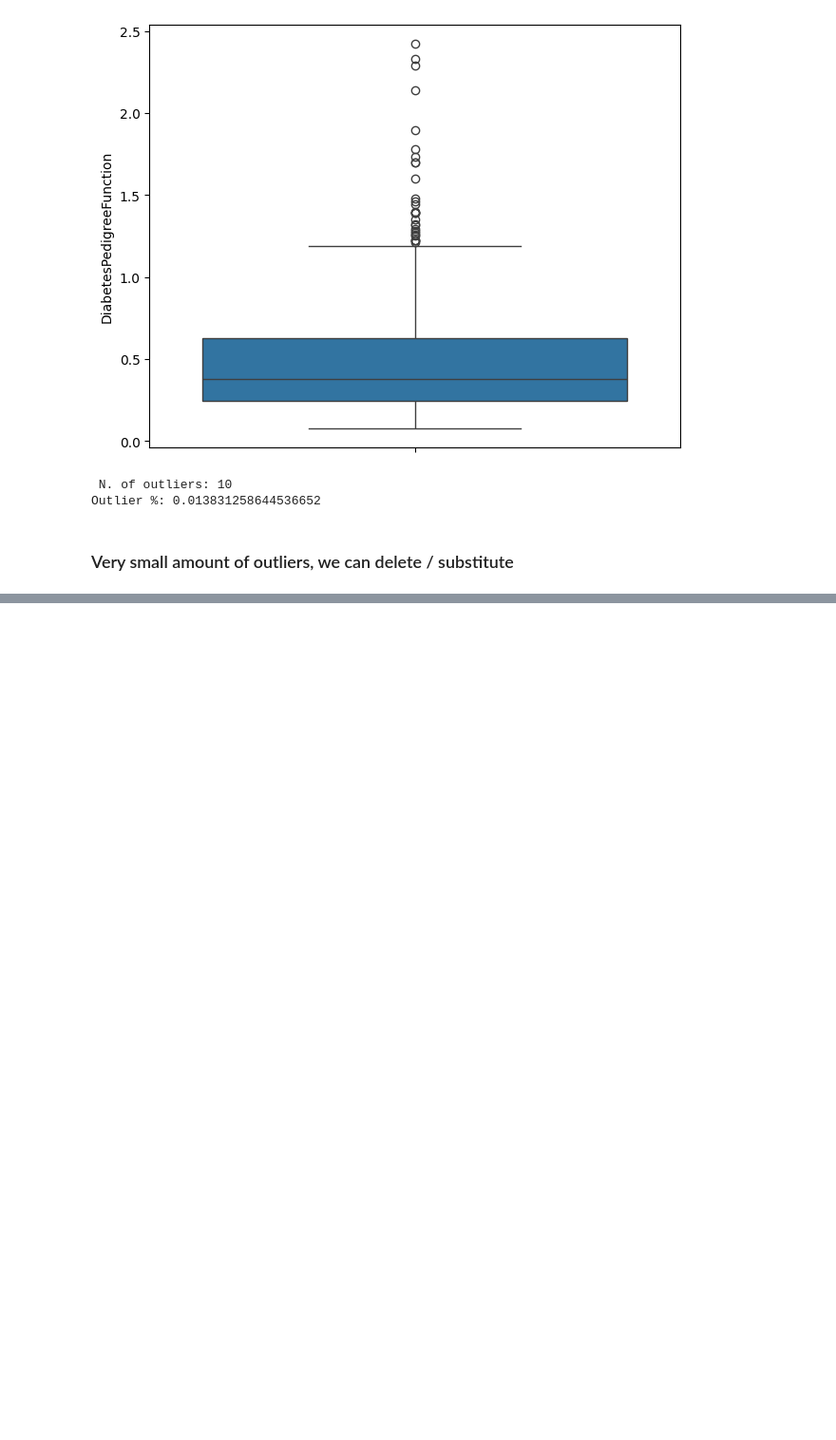
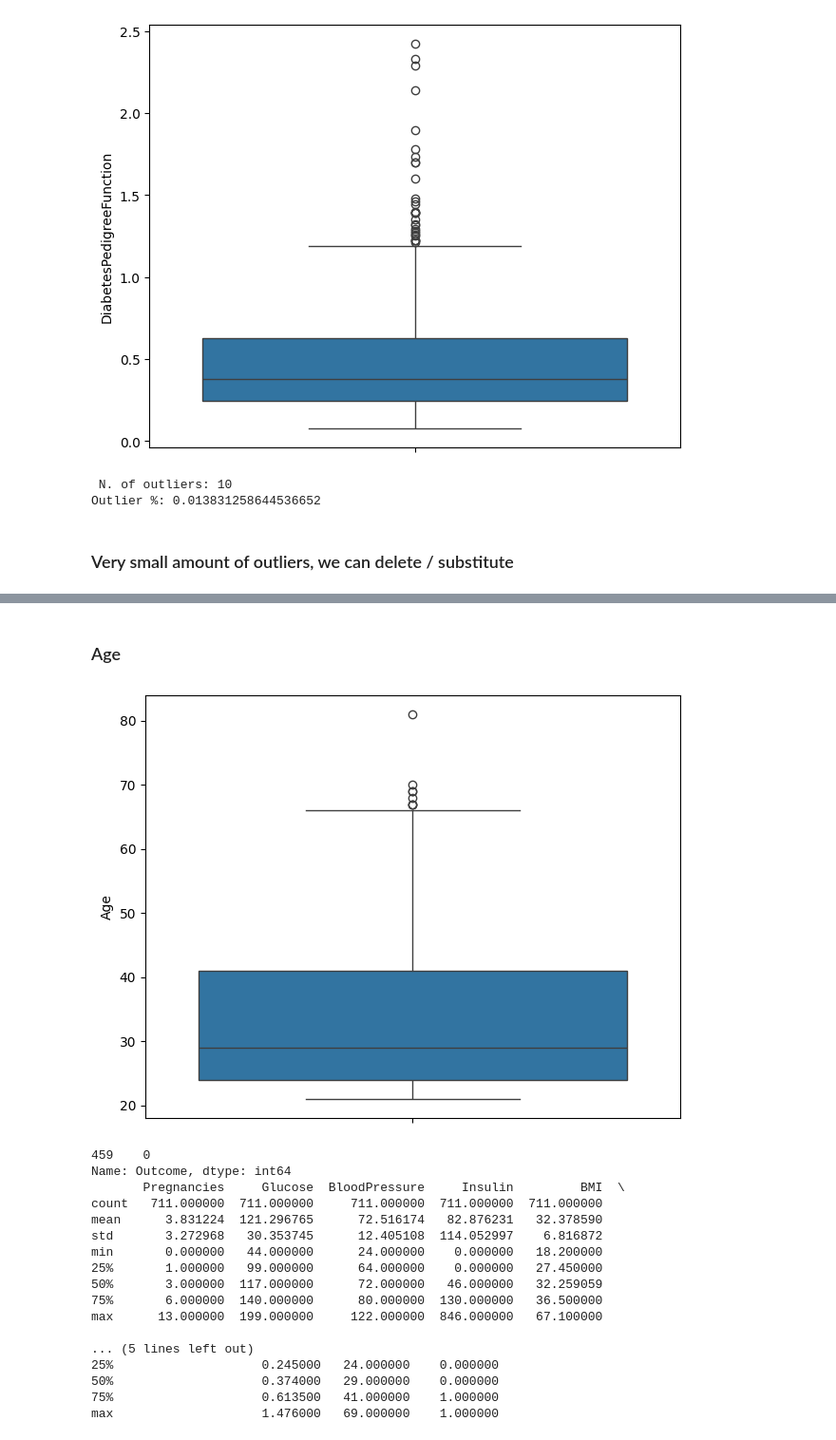
Before and after one commit to leandro-reguero/decision-trees, a Jupyter notebook: src/explore.ipynb, the cells around one changed output, grey strips where cells are left out. Shown at 95% size. Saved outputs shown, nothing was run; the diff lists cells and outputs as text; code cells hidden in the pictures; blank space fills up the shorter version.

```diff
--- a/src/explore.ipynb
+++ b/src/explore.ipynb
@@ -313,3 +320,13 @@ print(f"Outlier %: {outliers / len(df_noskin)}")
 Outlier %: 0.013831258644536652
 # %% [markdown]
 ### Very small amount of outliers, we can delete / substitute
+# %%
+locs = df_noskin.loc[df_noskin['DiabetesPedigreeFunction'] > 1.5, 'Outcome']
+print(locs)
+
+# as we can see, pedigree function is not very accurate in high values
+# however, we are still going to keep those outliers for good
+
+df_noskin = df_noskin[df_noskin['DiabetesPedigreeFunction'] <= 1.5]
+
+print(df_noskin.describe())
@@ -315,0 +354,32 @@ Outlier %: 0.013831258644536652
+# %% [markdown]
+### Age
+# %%
+sns.boxplot(df_noskin['Age'])
+plt.tight_layout()
+plt.show()
+
+viejo = df_noskin.loc[df_noskin['Age'] > 70, 'Outcome']
+print(viejo)
+
+df_noskin = df_noskin[df_noskin['Age'] < 70]
+
+print(df_noskin.describe())
+# %% [output]
+[figure, added]
+459    0
+Name: Outcome, dtype: int64
+       Pregnancies     Glucose  BloodPressure     Insulin         BMI  \
+count   711.000000  711.000000     711.000000  711.000000  711.000000
+mean      3.831224  121.296765      72.516174   82.876231   32.378590
+std       3.272968   30.353745      12.405108  114.052997    6.816872
+min       0.000000   44.000000      24.000000    0.000000   18.200000
+25%       1.000000   99.000000      64.000000    0.000000   27.450000
+50%       3.000000  117.000000      72.000000   46.000000   32.259059
+75%       6.000000  140.000000      80.000000  130.000000   36.500000
+max      13.000000  199.000000     122.000000  846.000000   67.100000
+
+... (5 lines left out)
+25%                    0.245000   24.000000    0.000000
+50%                    0.374000   29.000000    0.000000
+75%                    0.613500   41.000000    1.000000
+max                    1.476000   69.000000    1.000000
```
Also changed, not shown: parts of 23 cells of this notebook, 3 other files.
